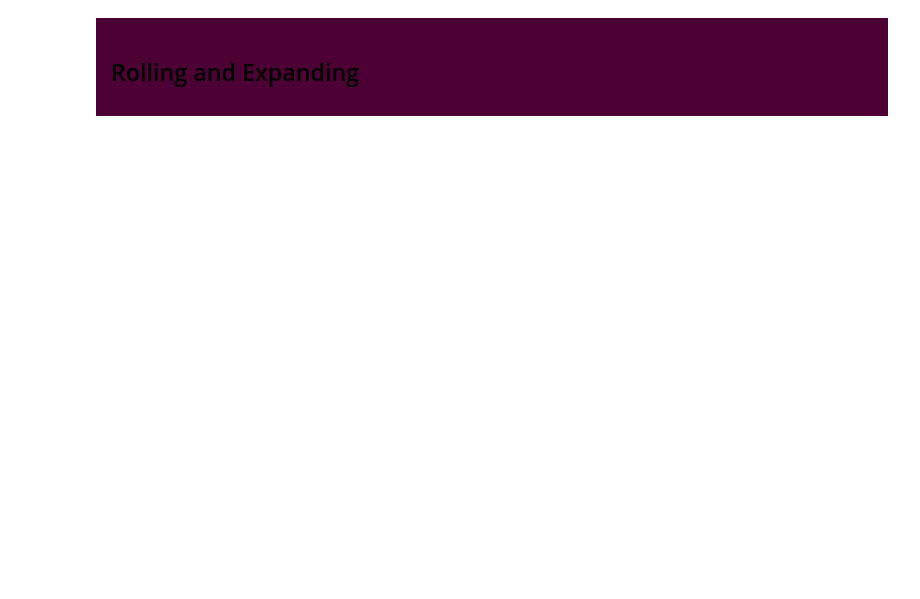
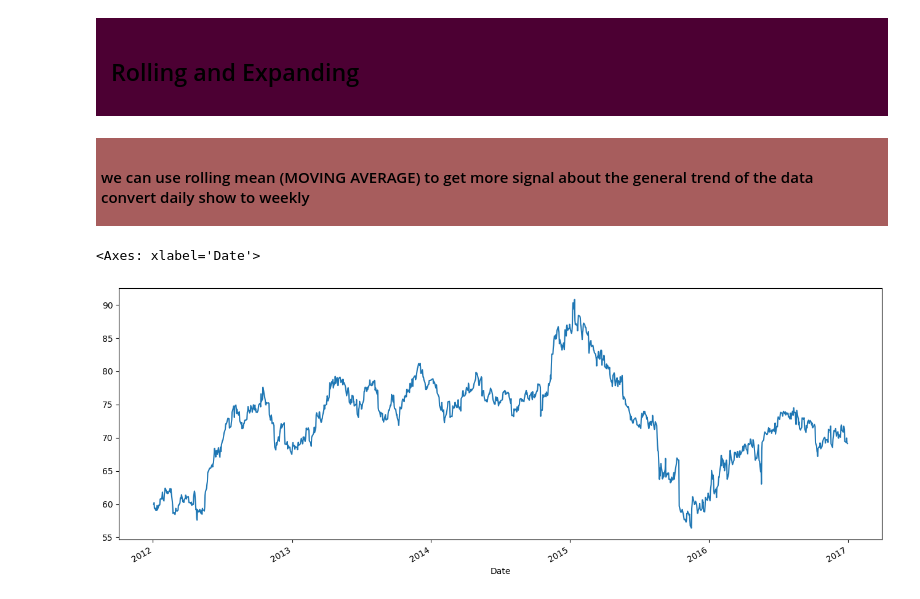
Before and after one commit to NiloofarSoltani/Financial-analysis-and-algorithmic-trading-with-python, a Jupyter notebook: pandas-timeseries.ipynb, the cells around one changed output. Saved outputs shown, nothing was run; the diff lists cells and outputs as text; code cells hidden in the pictures; blank space fills up the shorter version.

```diff
--- a/pandas-timeseries.ipynb
+++ b/pandas-timeseries.ipynb
@@ -88,0 +264,3 @@ Timestamp('2020-02-02 00:00:00')
+# %%
+df = pd.read_csv('D://pythonInternship//finantioal-analaysis//documentation_file//walmart_stock.csv',index_col='Date',parse_dates=True)
+df.head()
@@ -89,2 +326,9 @@ Timestamp('2020-02-02 00:00:00')
 # %% [markdown]
 <div style="background-color: #4C0033; padding:15px;" ><h2> Rolling and Expanding
+# %% [markdown]
+<div style="background-color: #A75D5D; padding:5px; margin-left:50px" ><h4>we can use rolling mean (MOVING AVERAGE) to get more signal about the general trend of the data<br /> convert daily show to weekly
+# %%
+df['Open'].plot(figsize=(16,6))
+# %% [output]
+<Axes: xlabel='Date'>
+[figure, added]
```
Also changed, not shown: parts of 46 cells of this notebook.
